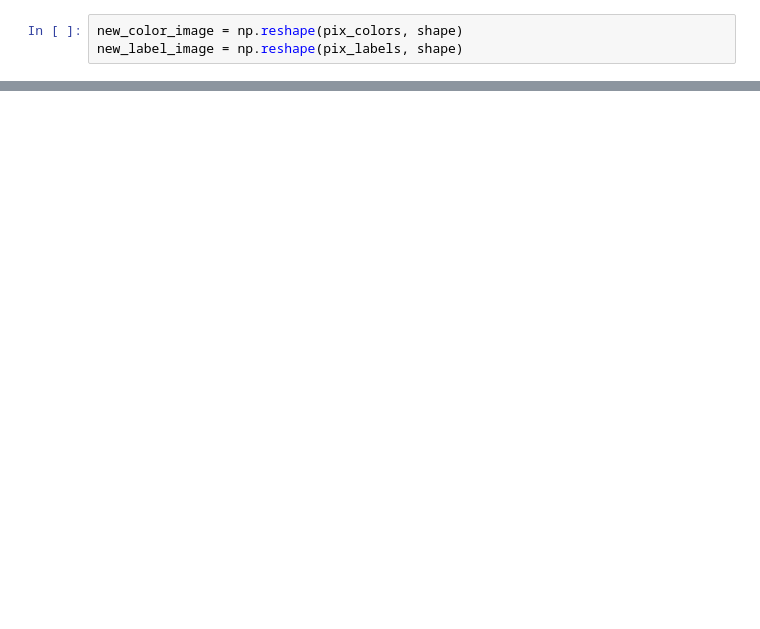
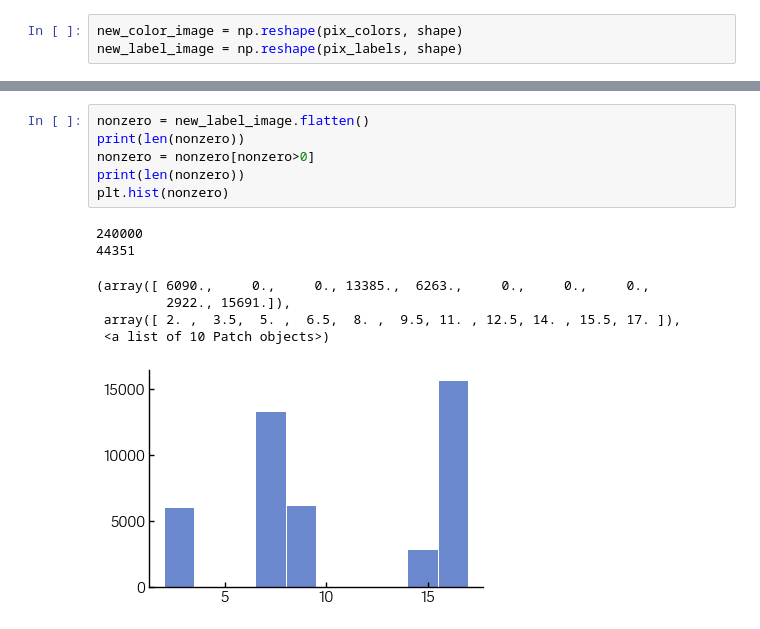
Before and after one commit to lisamnash/imaterialist_challenge_kaggle, a Jupyter notebook: notebooks/fashiondataset.ipynb, the cells around one changed output, grey strips where cells are left out. Cells and saved outputs as stored; diff of their text form; blank space fills up the shorter version.

```diff
--- a/notebooks/fashiondataset.ipynb
+++ b/notebooks/fashiondataset.ipynb
@@ -90,0 +135,14 @@ plt.imshow(new_label_image)
+# %%
+nonzero = new_label_image.flatten()
+print(len(nonzero))
+nonzero = nonzero[nonzero>0]
+print(len(nonzero))
+plt.hist(nonzero)
+# %% [output]
+240000
+44351
+(array([ 6090.,     0.,     0., 13385.,  6263.,     0.,     0.,     0.,
+         2922., 15691.]),
+ array([ 2. ,  3.5,  5. ,  6.5,  8. ,  9.5, 11. , 12.5, 14. , 15.5, 17. ]),
+ <a list of 10 Patch objects>)
+[figure, added]
```
Also changed, not shown: parts of 14 cells of this notebook, 1 other file.
